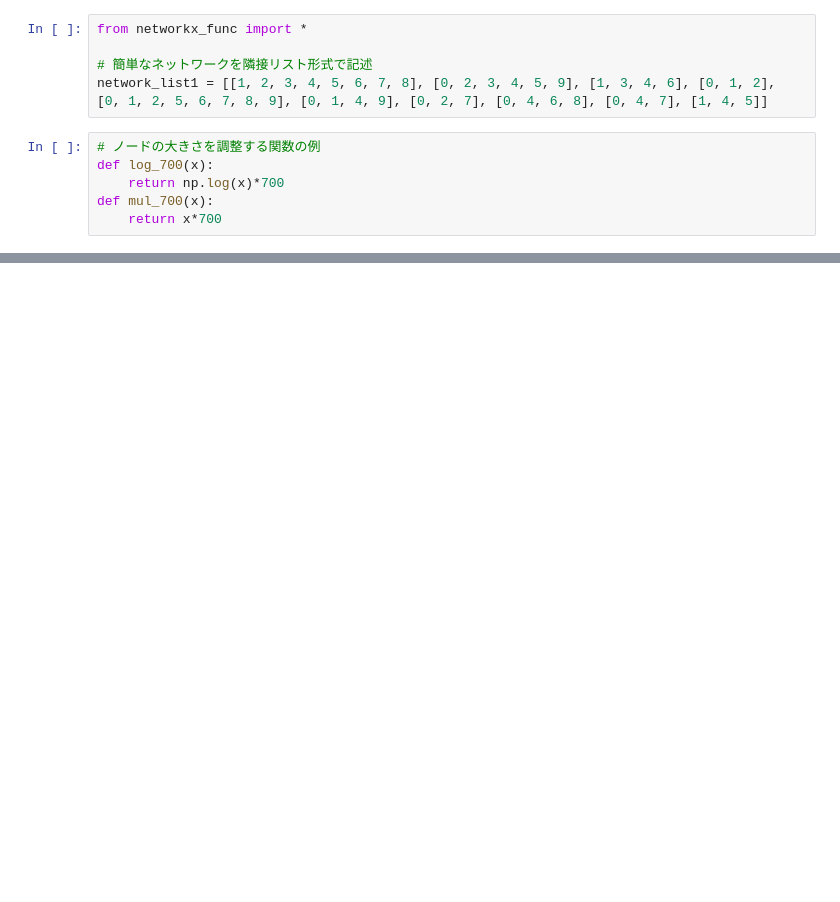
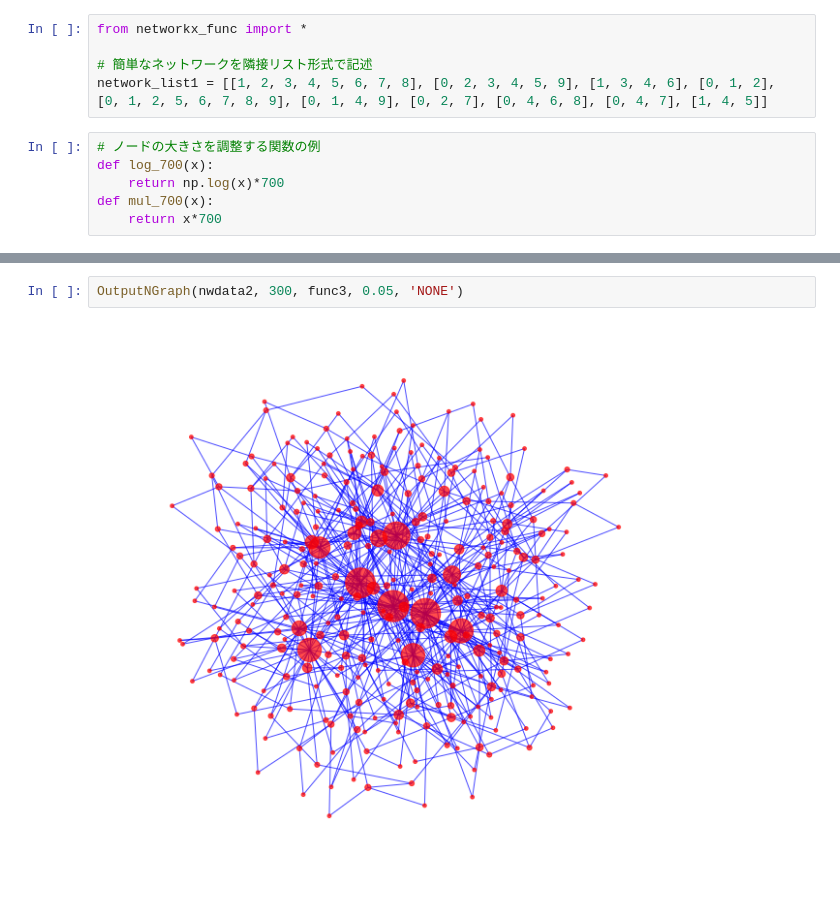
Before and after one commit to sensen963/others, a Jupyter notebook: networkx_demo/function_demo.ipynb, the cells around one changed output, grey strips where cells are left out. Drawn from its saved outputs; the diff is of its cells as text; blank space fills up the shorter version.

```diff
--- a/networkx_demo/function_demo.ipynb
+++ b/networkx_demo/function_demo.ipynb
@@ -32,0 +43,4 @@ OutputNGraph(nwdata, 30, func2, 0.3, 'BAmodel_network.png')
+# %%
+OutputNGraph(nwdata2, 300, func3, 0.05, 'NONE')
+# %% [output]
+[figure, added]
```
Also changed, not shown: parts of 6 cells of this notebook, 4 other files.
